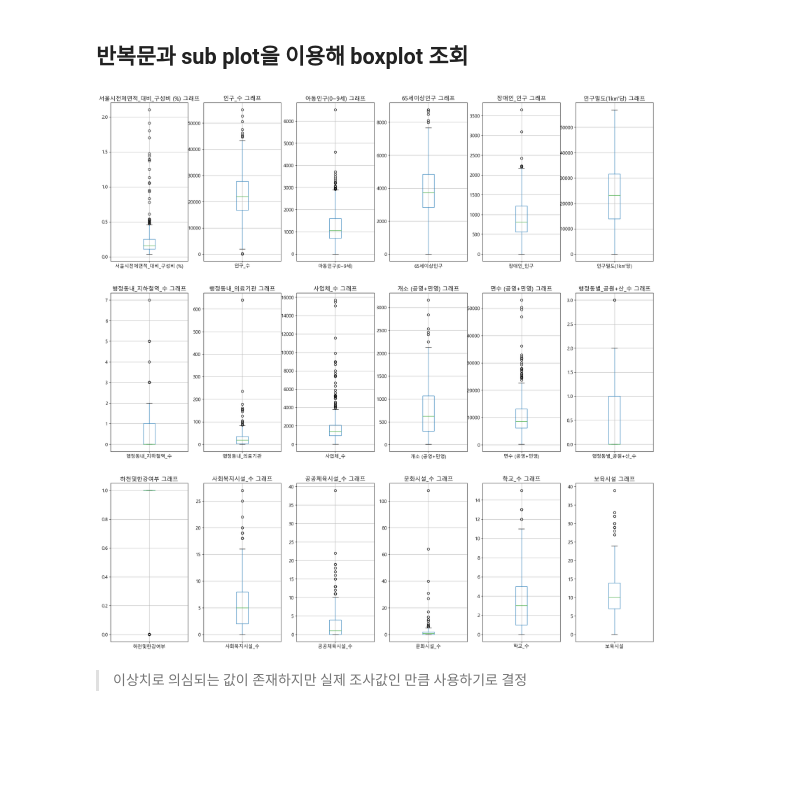
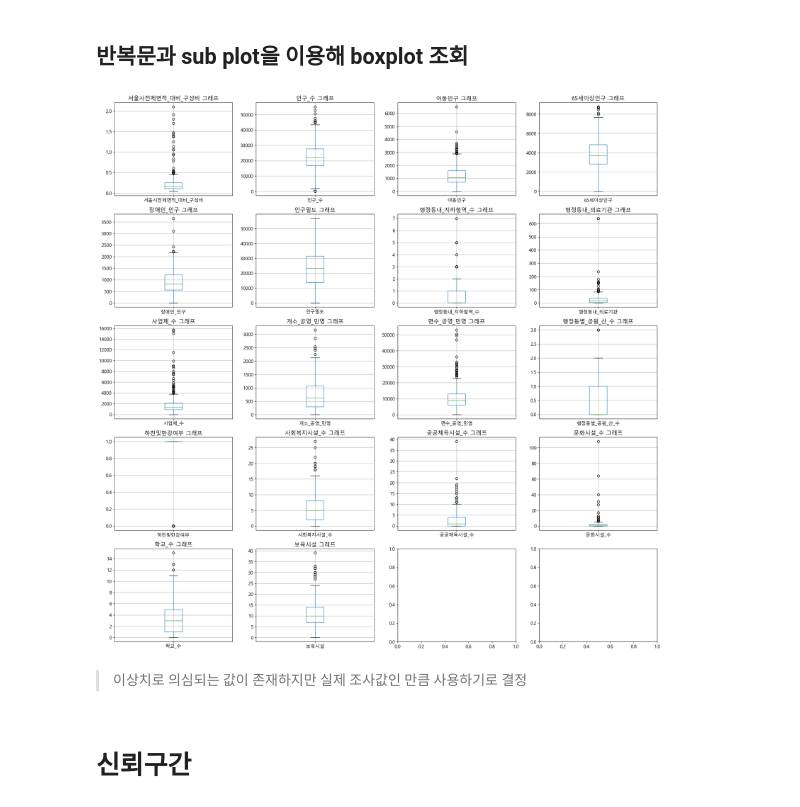
Before and after one commit to jaekim3220/finalproject, a Jupyter notebook: 분석.ipynb, the cells around one changed output. Cells and saved outputs as stored; diff of their text form; code cells hidden in the pictures; blank space fills up the shorter version.

```diff
--- a/분석.ipynb
+++ b/분석.ipynb
@@ -182,13 +189,13 @@ Index(['면적 (k㎡)', '서울시전체면적_대비_구성비 (%)', '인구_
 # index = 0부터 시작하면 '총생활비'-'총생활비' 그래프도 그리기 때문에 1부터 시작
 columns = list(df1.columns)[1:]
 
-fig, ax = plt.subplots(nrows=3, ncols=6, figsize=(25, 25))
+fig, ax = plt.subplots(nrows=5, ncols=4, figsize=(25, 25))
 
 # 종속변수 설정
 dependent_variable = '행정동내_지하철역_수'
 
 for i, c in enumerate(columns):
-    row, col = divmod(i, 6)
+    row, col = divmod(i, 4)
     sb.regplot(data=df1, y=dependent_variable, x=c, ax=ax[row, col])
     ax[row, col].set_xlabel(dependent_variable)
     ax[row, col].set_ylabel(c)
@@ -202,14 +209,16 @@ plt.close()
 # %% [markdown]
 ## 반복문과 sub plot을 이용해 boxplot 조회
 # %%
-fig, ax = plt.subplots(nrows=3, ncols=6, figsize=(25, 25))
+fig, ax = plt.subplots(nrows=5, ncols=4, figsize=(25, 25))
 for i, c in enumerate(columns):
-    row, col = divmod(i, 6)
+    row, col = divmod(i, 4)
     df1.boxplot(column=c, ax=ax[row, col])
     ax[row, col].set_title(f"{c} 그래프")
     plt.grid()
 plt.show()
 # %% [output]
-[figure, old version]
+[figure, new version]
 # %% [markdown]
 > 이상치로 의심되는 값이 존재하지만 실제 조사값인 만큼 사용하기로 결정
+# %% [markdown]
+# 신뢰구간
```
Also changed, not shown: parts of 29 cells of this notebook, 2 other files.
